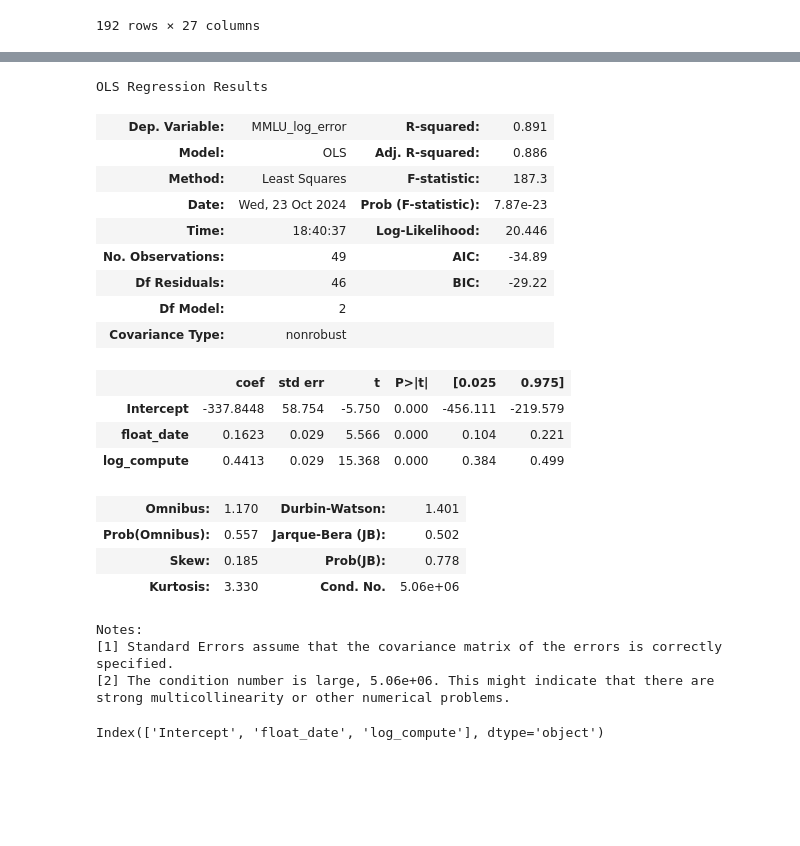
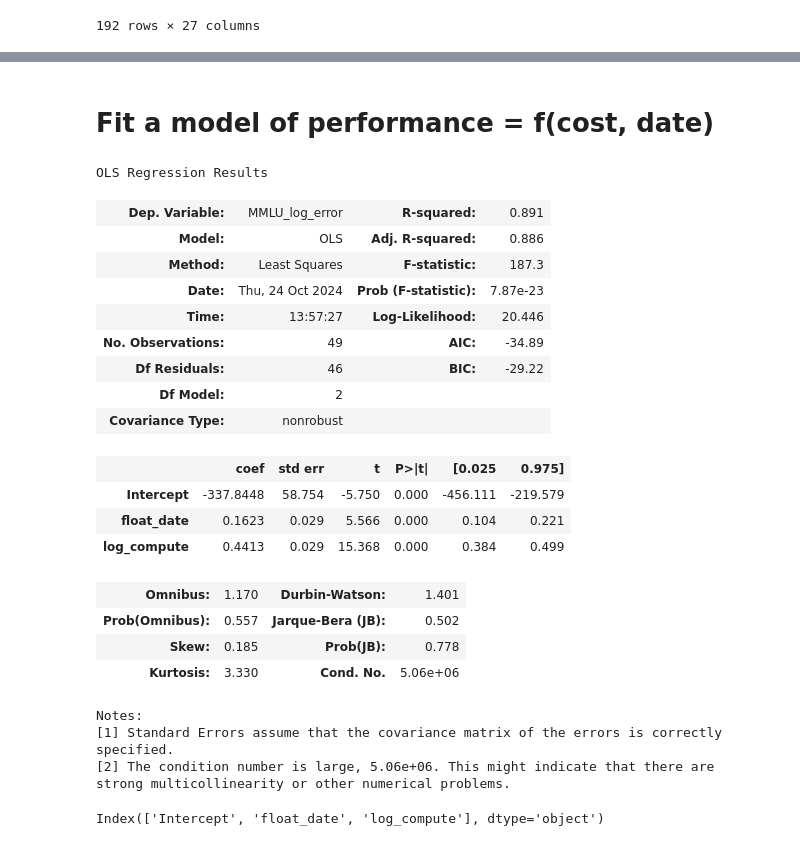
Before and after one commit to epoch-research/llm-benchmark-efficiency, a Jupyter notebook: benchmark_analysis.ipynb, the cells around one changed output, grey strips where cells are left out. Cells and saved outputs as stored; diff of their text form; code cells hidden in the pictures; blank space fills up the shorter version.

```diff
--- a/benchmark_analysis.ipynb
+++ b/benchmark_analysis.ipynb
@@ -197,18 +214,7 @@ df
 # %%
-fig = make_subplots(rows=2, cols=2, subplot_titles=benchmarks_to_analyze, vertical_spacing=0.15)
+fig = make_subplots(rows=2, cols=2, subplot_titles=benchmarks_to_plot, vertical_spacing=0.15)
 
-# Define x limits for each subplot
-x_limits = {
-    'MMLU': [1e20, 1e26],
-    'GSM1k': [1e20, 1e26],
-    'GPQA': [1e23, 1e26],
-    'BBH': [1e20, 1e26],
-    'SEAL Math': [1e23, 1e26],
-    'SEAL Coding': [1e23, 1e26],
-    'LMSys Elo': [1e22, 1e26],
-}
-
-for i, bench in enumerate(benchmarks_to_analyze):
+for i, bench in enumerate(benchmarks_to_plot):
     plot_df = df[~(df['System'] == 'Random chance')]
     if non_suspects_only:
         if bench == 'GPQA':
@@ -238,7 +244,6 @@ for i, bench in enumerate(benchmarks_to_analyze):
     fig.update_xaxes(
         title_text="Training compute (FLOP)" if i//2 + 1 == 2 else None,
         type='log',
-        range=[np.log10(x_limits[bench][0]), np.log10(x_limits[bench][1])],  # Set x limits
         tickmode='linear',
         dtick=2,  # This sets ticks at every two powers of 10
         row=i//2 + 1,
@@ -265,9 +270,7 @@ fig.update_layout(
 
 # Save the plot
 if save:
-    save_plot(fig, results_dir, 'benchmark_compute')
+    save_plot(fig, results_dir, 'benchmark_training_compute')
 
 # Show the plot
 fig.show()
-# %%
-bench = 'MMLU'
@@ -274,23 +342,24 @@ bench = 'MMLU'
 # %%
 reg_df = df[~(df['System'] == 'Random chance')]
 if non_suspects_only:
-    if bench == 'GPQA':
+    if benchmark_to_analyze == 'GPQA':
         # GPQA was released November 20, 2023
         old_df = reg_df[reg_df['Date'] < pd.to_datetime('2023-11-20')]
         new_df = reg_df[reg_df['Date'] >= pd.to_datetime('2023-11-20')]
         new_df = new_df[new_df['Trust in benchmark results'] >= 0]
         reg_df = pd.concat([old_df, new_df])
-    elif bench == 'MMLU':
+    elif benchmark_to_analyze == 'MMLU':
         reg_df = reg_df[reg_df['Trust in benchmark results'] >= 0]
 elif trusted_only:
     reg_df = reg_df[reg_df['Trust in benchmark results'] > 0]
 # %%
-random_chance_level = df.loc[df["System"] == "Random chance", bench].values[0]
+random_chance_level = df.loc[df["System"] == "Random chance", benchmark_to_analyze].values[0]
 # Filter out models that are not far above random chance level
 # This is a heuristic to find the changepoint
-filtered_reg_df = reg_df.loc[reg_df[bench] > random_chance_level + 0.05].copy()
+filtered_reg_df = reg_df.loc[reg_df[benchmark_to_analyze] > random_chance_level + 0.05].copy()
 filtered_reg_df['log_compute'] = np.log10(filtered_reg_df['Training compute (FLOP)'])
-filtered_reg_df[bench + '_log_error'] = -np.log(1 - filtered_reg_df[bench])
-filtered_reg_df.dropna(subset=['log_compute', bench + '_log_error'], inplace=True)
+filtered_reg_df['log_params'] = np.log10(filtered_reg_df['Active Parameters'])
+filtered_reg_df[benchmark_to_analyze + '_log_error'] = -np.log(1 - filtered_reg_df[benchmark_to_analyze])
+filtered_reg_df.dropna(subset=[cost_var, benchmark_to_analyze + '_log_error'], inplace=True)
 # %%
 filtered_reg_df.loc[:, 'float_date'] = datetime_to_float_year(filtered_reg_df['Date'])
@@ -297,14 +373,16 @@ filtered_reg_df.loc[:, 'float_date'] = datetime_to_float_year(filtered_reg_df['D
+# %% [markdown]
+# Fit a model of performance = f(cost, date)
 # %%
 # Single fit for all data
-performance_model = fit_ols_regression(filtered_reg_df, ['float_date', 'log_compute'], bench + '_log_error')
+performance_model = fit_ols_regression(filtered_reg_df, ['float_date', cost_var], benchmark_to_analyze + '_log_error')
 performance_model.summary()
 # %% [output]
 OLS Regression Results
 | Dep. Variable: | MMLU_log_error | R-squared: | 0.891 |
 | Model: | OLS | Adj. R-squared: | 0.886 |
 | Method: | Least Squares | F-statistic: | 187.3 |
-| Date: | Wed, 23 Oct 2024 | Prob (F-statistic): | 7.87e-23 |
-| Time: | 18:40:37 | Log-Likelihood: | 20.446 |
+| Date: | Thu, 24 Oct 2024 | Prob (F-statistic): | 7.87e-23 |
+| Time: | 13:57:27 | Log-Likelihood: | 20.446 |
 | No. Observations: | 49 | AIC: | -34.89 |
 | Df Residuals: | 46 | BIC: | -29.22 |
 | Df Model: | 2 |  |  |
```
Also changed, not shown: parts of 21 cells of this notebook, 1 other file.
